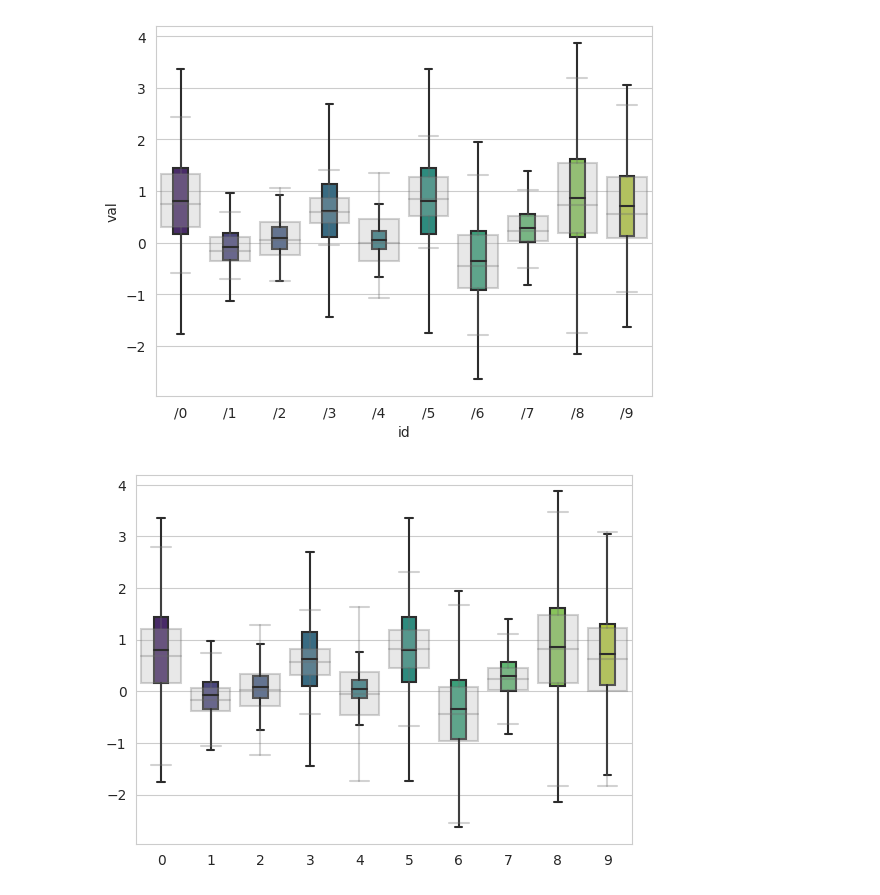
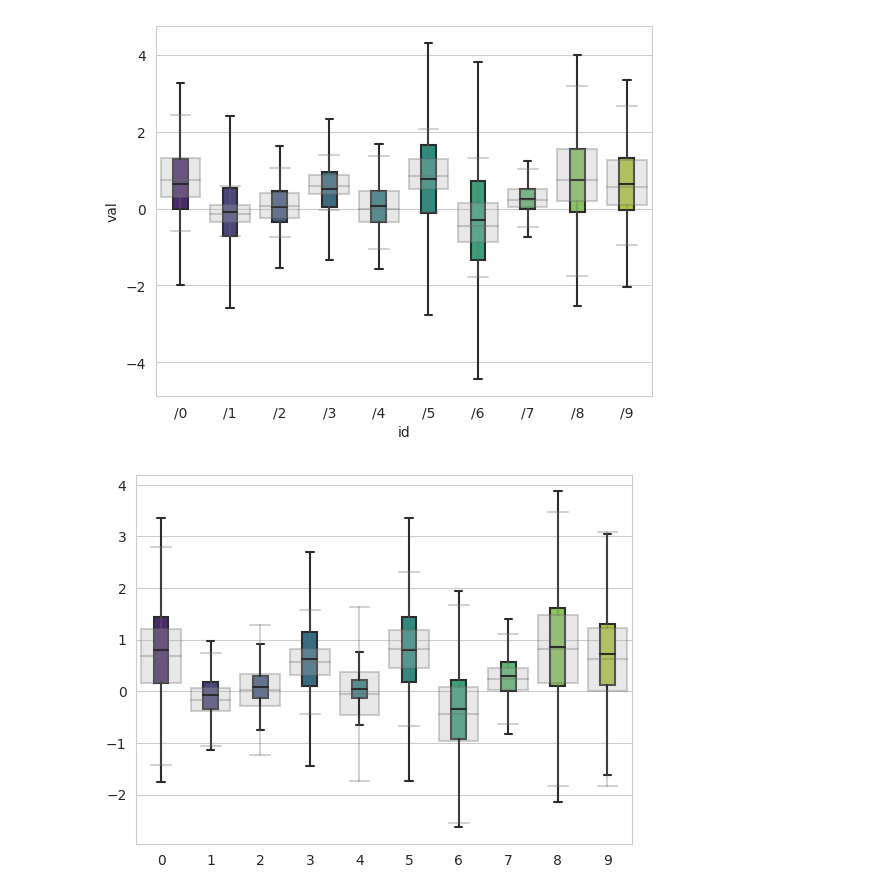
Before and after one commit to mateusz/ml_uncertainty, a Jupyter notebook: notebooks/02_model.ipynb, the cells around one changed output. Cells and saved outputs as stored; diff of their text form; code cells hidden in the pictures.

```diff
--- a/notebooks/02_model.ipynb
+++ b/notebooks/02_model.ipynb
@@ -143,0 +113,11 @@ Calibration: 8.00
+# %%
+repeats = 30
+ids = np.repeat(val['id'], repeats)
+preds = pd.DataFrame(ids, columns=['id'])
+preds['pred'] = net.predict(preds.to_numpy()).reshape(len(ids))
+preds = preds.reset_index()
+
+predsagg = preds.groupby(['index']).mean().reset_index().rename({'pred': 'pred_mean'}, axis=1)
+predsagg['pred_std'] = preds.groupby(['index']).std().reset_index()['pred']
+predsagg = predsagg.drop(['index'], axis=1)
+predsagg
@@ -143,0 +139,7 @@ Calibration: 8.00
+# %%
+calibration = autotune(predsagg['pred_mean'], predsagg['pred_std'], val['val'])
+print('calibration: %.2f' % calibration)
+predsagg['calib_std'] = calibration*predsagg['pred_std']
+
+print('val_std_mean: %.2f' % predsagg['calib_std'].mean())
+print('val_std_std: %.2f' % predsagg['calib_std'].std())
@@ -195,0 +160,5 @@ sim
+# %%
+repeats = 1000
+ids = np.repeat(test['id'].sort_values().unique(), repeats)
+sim = pd.DataFrame(ids, columns=['id'])
+sim['pred'] = net.predict(sim.to_numpy()).reshape(len(ids))
@@ -196,20 +167,25 @@ sim
+# %%
+simagg = sim.groupby(['id']).mean().reset_index().rename({'pred': 'pred_mean'}, axis=1)
+simagg['pred_std'] = sim.groupby(['id']).std().reset_index()['pred']
+simagg['calib_std'] = calibration*simagg['pred_std']
 # %%
 
-pred_boxplots = convert_to_boxplot(sim['pred_mean'], sim['calib_std'])
+pred_boxplots = convert_to_boxplot(simagg['pred_mean'], simagg['calib_std'])
 
 fig, ax = plt.subplots()
 sns.boxplot(data=pred_boxplots, palette='viridis', width=0.3, showfliers=False)
 sns.boxplot(x="id", y="val", data=test.sort_values('id'),
     color='0.7',
+    whis=1.5,
     showfliers=False,
     boxprops=dict(alpha=0.3),
     medianprops=dict(alpha=0.3),
     whiskerprops=dict(alpha=0.3),
     capprops=dict(alpha=0.3),
 )
 plt.show()
 # %% [output]
-[figure, old version]
+[figure, new version]
 # %%
 dists = pd.read_csv('../data/dists.csv')
 # %%
```
Also changed, not shown: parts of 10 cells of this notebook.
